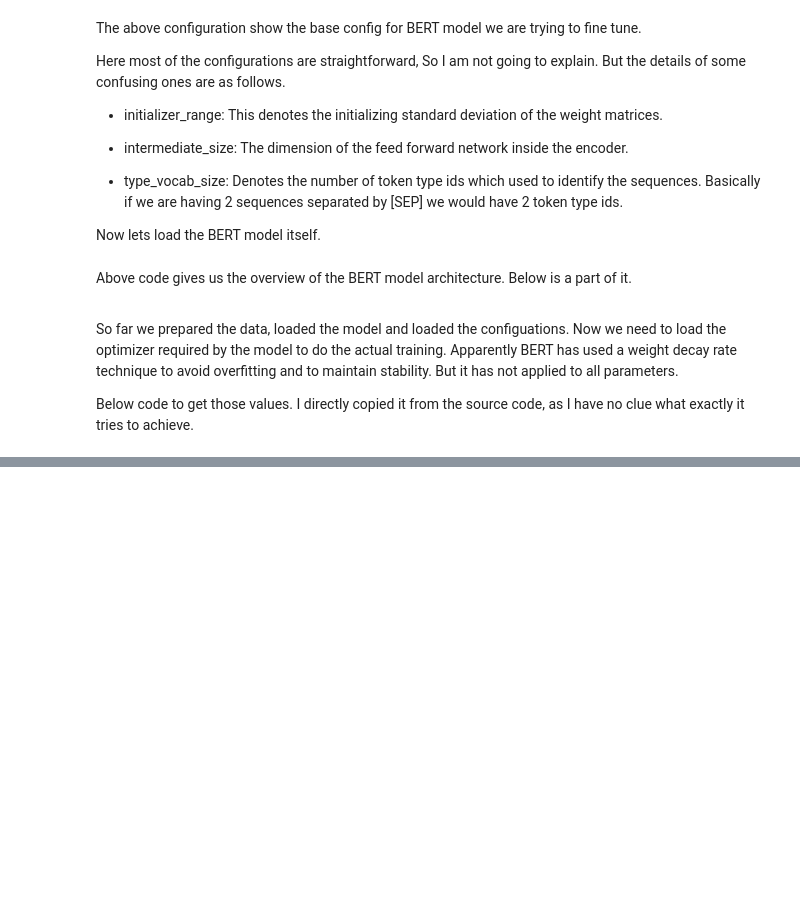
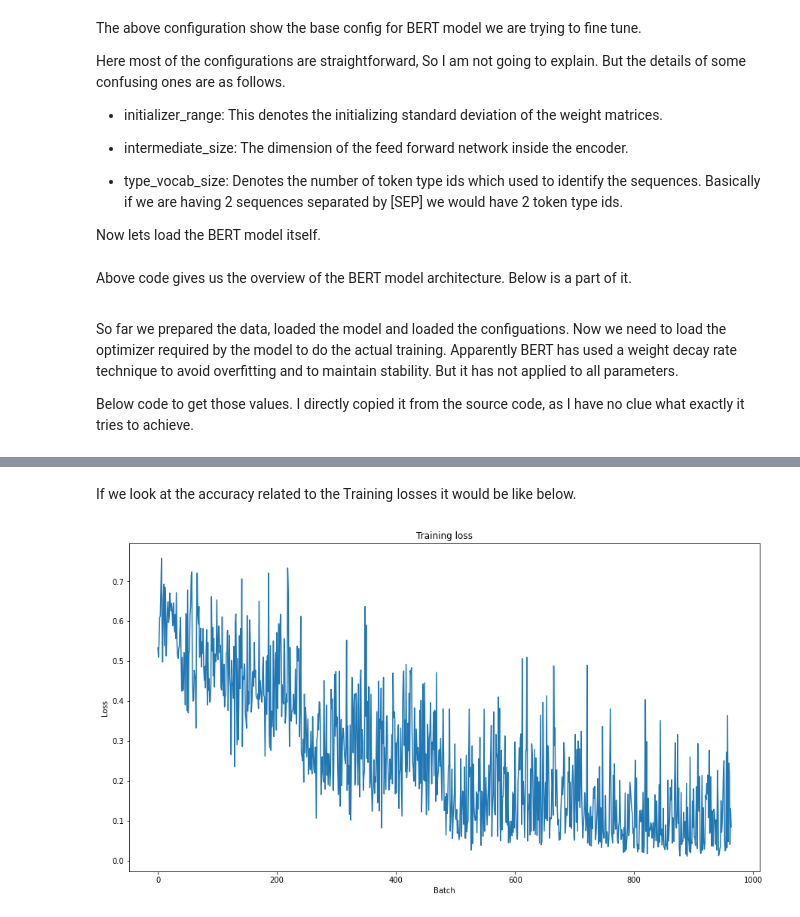
Before and after one commit to DinushkaDDS/Transformers-for-NLP, a Jupyter notebook: 2 BERT Models.ipynb, the cells around one changed output, grey strips where cells are left out. Drawn from its saved outputs; the diff is of its cells as text; code cells hidden in the pictures; blank space fills up the shorter version.

```diff
--- a/2 BERT Models.ipynb
+++ b/2 BERT Models.ipynb
@@ -339,0 +344,18 @@ optimizer_grouped_parameters = [
+# %%
+from torch.optim import AdamW
+
+NUM_EPOCHS = 4
+total_steps = len(train_dataloader) * NUM_EPOCHS
+
+optimizer = AdamW(optimizer_grouped_parameters, lr=2e-5, eps = 1e-8)
+
+# Create the learning rate scheduler.
+scheduler = get_linear_schedule_with_warmup(optimizer,
+                                            num_warmup_steps = 0,
+                                            num_training_steps = total_steps)
+
+
+def flat_accuracy(preds, labels):
+    pred_flat = np.argmax(preds, axis=1).flatten()
+    labels_flat = labels.flatten()
+    return np.sum(pred_flat == labels_flat) / len(labels_flat)
@@ -339,0 +454,11 @@ optimizer_grouped_parameters = [
+# %% [markdown]
+If we look at the accuracy related to the Training losses it would be like below.
+# %%
+plt.figure(figsize=(15,8))
+plt.title("Training loss")
+plt.xlabel("Batch")
+plt.ylabel("Loss")
+plt.plot(train_loss_set)
+plt.show()
+# %% [output]
+[figure, added]
```
Also changed, not shown: parts of 3 cells of this notebook.
